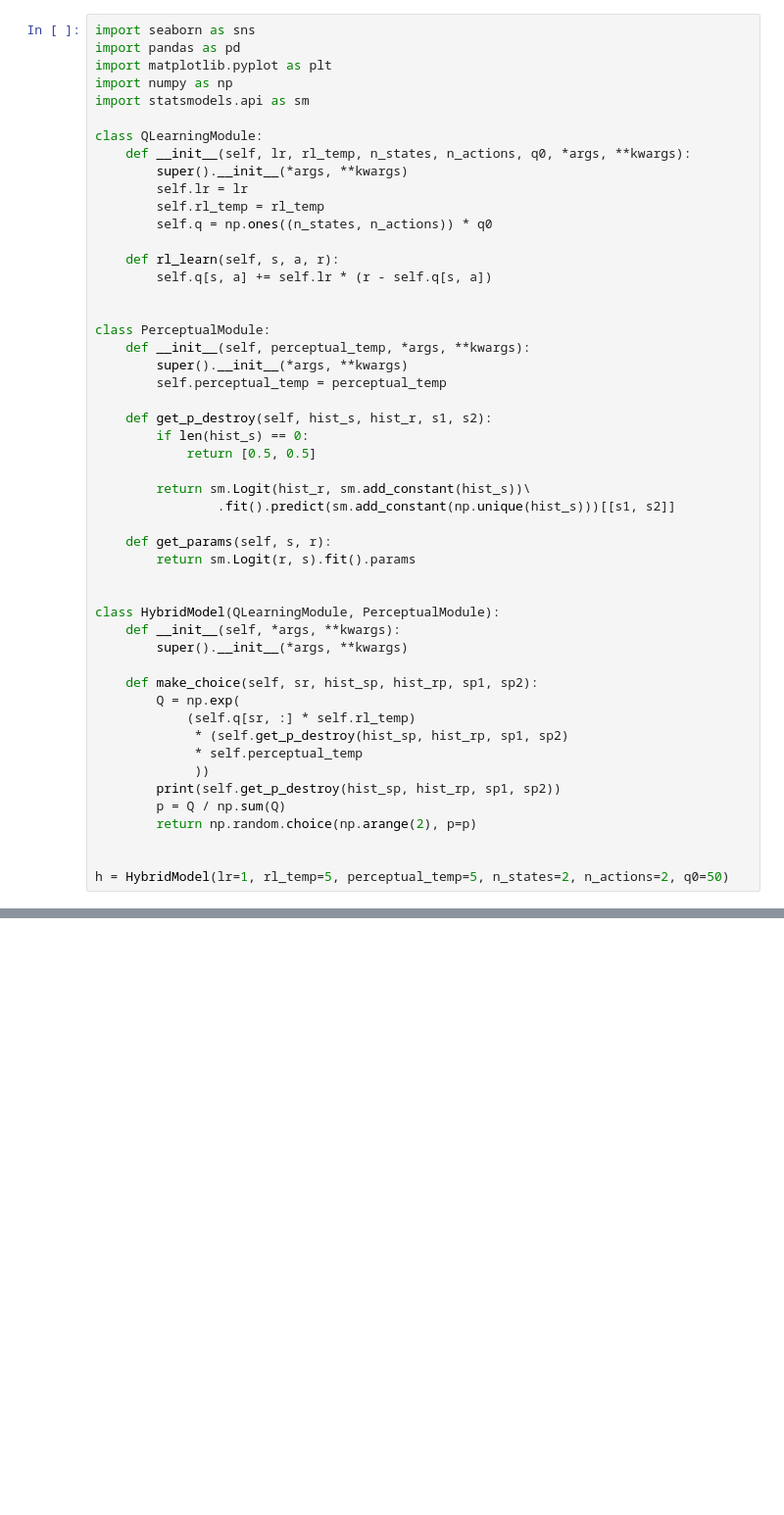
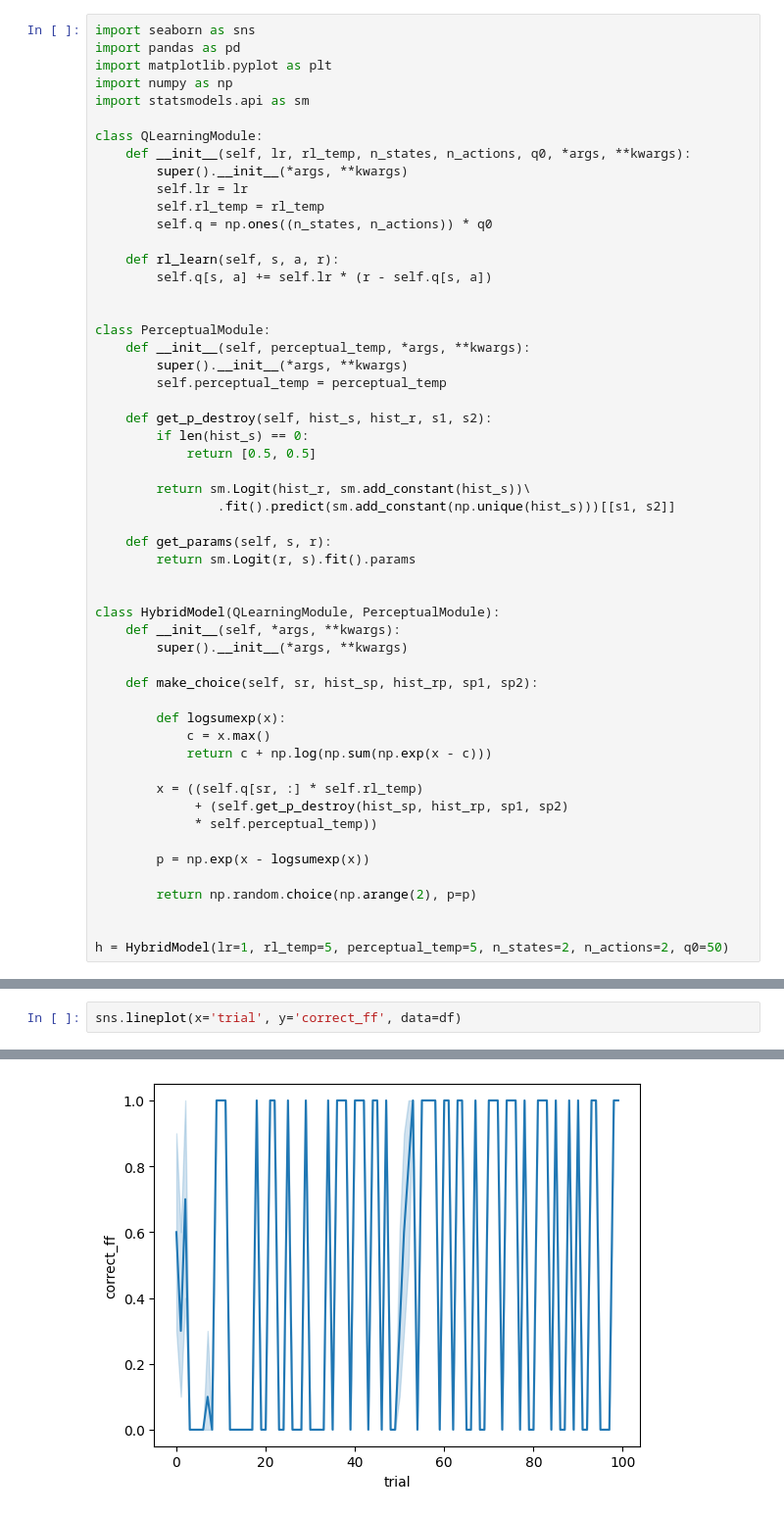
Before and after one commit to bsgarcia/SpaceRLUnity, a Jupyter notebook: Assets/Scripts/simu.ipynb, the cells around one changed output, grey strips where cells are left out. Shown at 98% size. Drawn from its saved outputs; the diff is of its cells as text; blank space fills up the shorter version.

```diff
--- a/Assets/Scripts/simu.ipynb
+++ b/Assets/Scripts/simu.ipynb
@@ -37,13 +37,17 @@ class HybridModel(QLearningModule, PerceptualModule):
         super().__init__(*args, **kwargs)
 
     def make_choice(self, sr, hist_sp, hist_rp, sp1, sp2):
-        Q = np.exp(
-            (self.q[sr, :] * self.rl_temp)
-             * (self.get_p_destroy(hist_sp, hist_rp, sp1, sp2)
-             * self.perceptual_temp
-             ))
-        print(self.get_p_destroy(hist_sp, hist_rp, sp1, sp2))
-        p = Q / np.sum(Q)
+
+        def logsumexp(x):
+            c = x.max()
+            return c + np.log(np.sum(np.exp(x - c)))
+
+        x = ((self.q[sr, :] * self.rl_temp)
+             + (self.get_p_destroy(hist_sp, hist_rp, sp1, sp2)
+             * self.perceptual_temp))
+
+        p = np.exp(x - logsumexp(x))
+
         return np.random.choice(np.arange(2), p=p)
 
 
@@ -123,0 +173,3 @@ ValueError: probabilities contain NaN
+# %%
+sns.lineplot(x='trial', y='correct_ff', data=df)
+# %% [output]
@@ -123,0 +177 @@ ValueError: probabilities contain NaN
+[figure, added]
```
Also changed, not shown: parts of 3 cells of this notebook.
